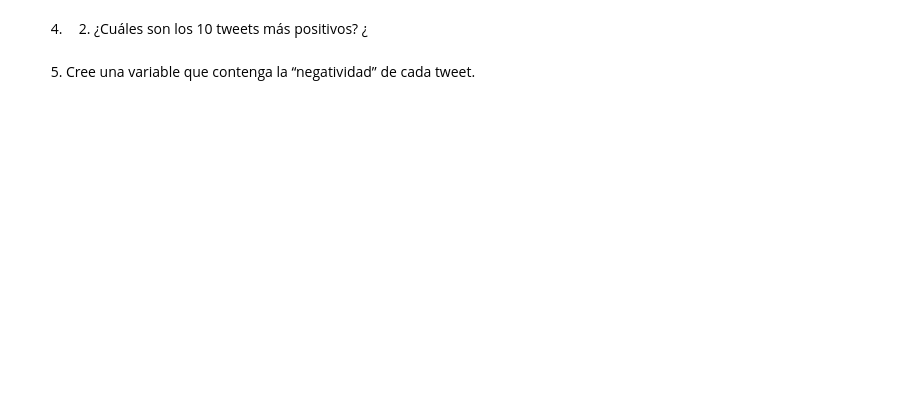
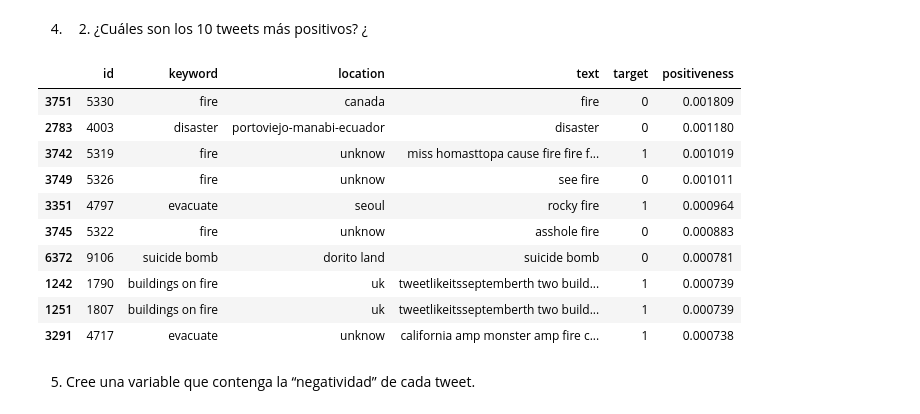
Before and after one commit to lauratamath/HDT5_Data, a Jupyter notebook: HDT5.ipynb, the cells around one changed output. Cells and saved outputs as stored; diff of their text form; code cells hidden in the pictures; blank space fills up the shorter version.

```diff
--- a/HDT5.ipynb
+++ b/HDT5.ipynb
@@ -628,4 +688,18 @@ killed ->  0.07679870654810024
 # %% [markdown]
 4. 2. ¿Cuáles son los 10 tweets más positivos? ¿
+# %%
+testinTrain[testinTrain["positiveness"] > 0].sort_values(by=['positiveness'], ascending=False).head(10)
+# %% [output]
+|  | id | keyword | location | text | target | positiveness |
+| 3751 | 5330 | fire | canada | fire | 0 | 0.001809 |
+| 2783 | 4003 | disaster | portoviejo-manabi-ecuador | disaster | 0 | 0.001180 |
+| 3742 | 5319 | fire | unknow | miss homasttopa cause fire fire f... | 1 | 0.001019 |
+| 3749 | 5326 | fire | unknow | see fire | 0 | 0.001011 |
+| 3351 | 4797 | evacuate | seoul | rocky fire | 1 | 0.000964 |
+| 3745 | 5322 | fire | unknow | asshole fire | 0 | 0.000883 |
+| 6372 | 9106 | suicide bomb | dorito land | suicide bomb | 0 | 0.000781 |
+| 1242 | 1790 | buildings on fire | uk | tweetlikeitsseptemberth two build... | 1 | 0.000739 |
+| 1251 | 1807 | buildings on fire | uk | tweetlikeitsseptemberth two build... | 1 | 0.000739 |
+| 3291 | 4717 | evacuate | unknow | california amp monster amp fire c... | 1 | 0.000738 |
 # %% [markdown]
 5. Cree una variable que contenga la “negatividad” de cada tweet.
```
Also changed, not shown: parts of 3 cells of this notebook.
